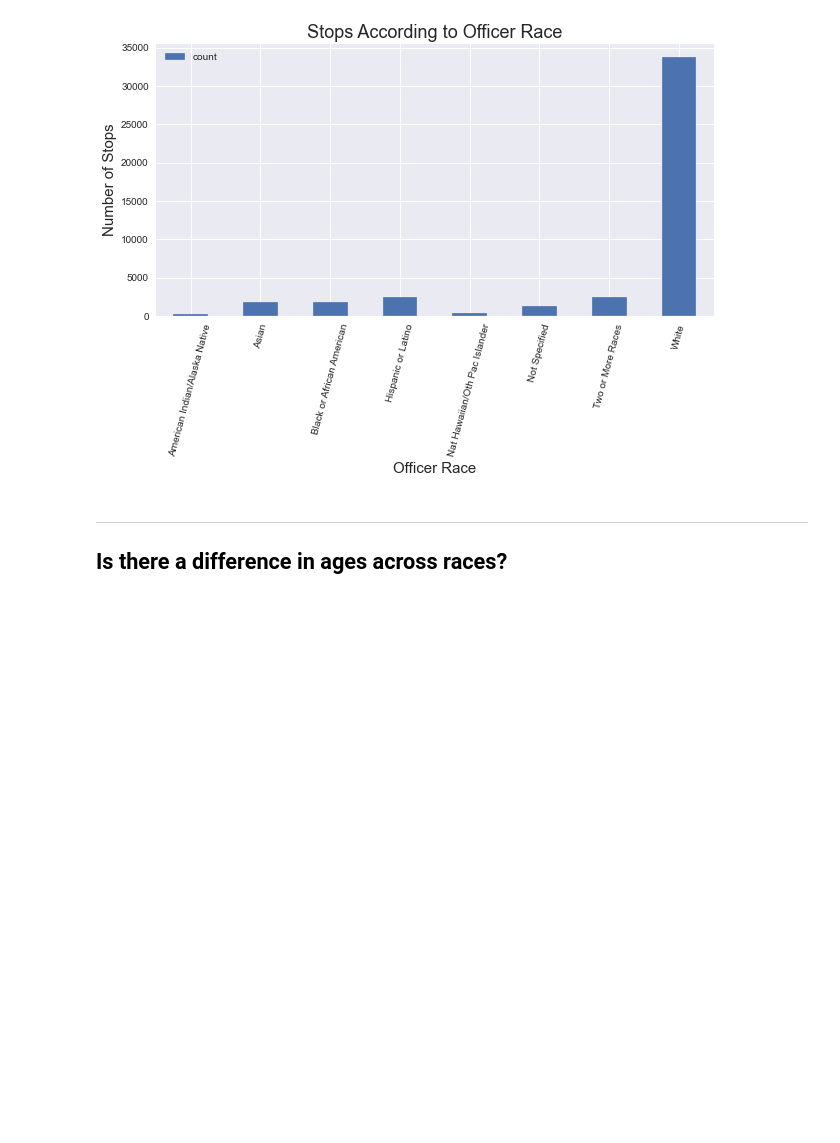
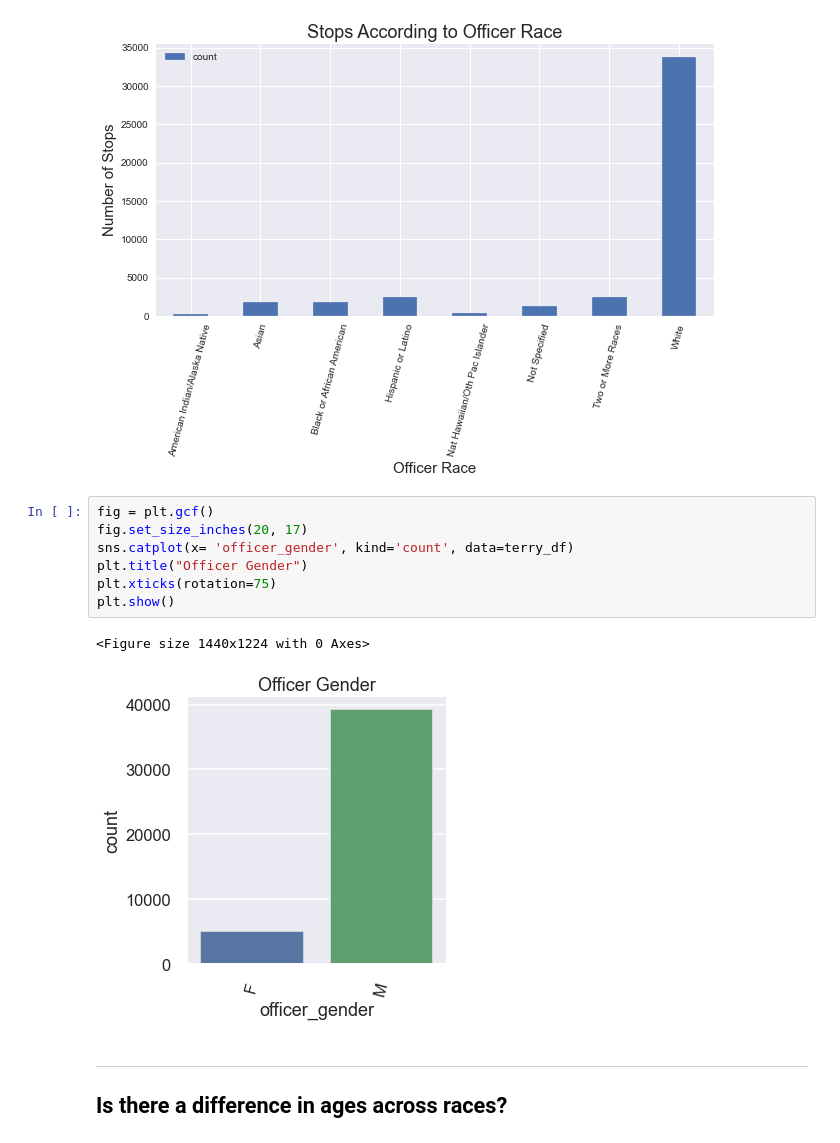
Before and after one commit to data-gab/Terry-Stops, a Jupyter notebook: notebooks/EDA.ipynb, the cells around one changed output. Saved outputs shown, nothing was run; the diff lists cells and outputs as text; blank space fills up the shorter version.

```diff
--- a/notebooks/EDA.ipynb
+++ b/notebooks/EDA.ipynb
@@ -129,6 +129,16 @@ plt.ticklabel_format(style='plain', axis= 'y')
 plt.show()
 # %% [output]
 [figure]
+# %%
+fig = plt.gcf()
+fig.set_size_inches(20, 17)
+sns.catplot(x= 'officer_gender', kind='count', data=terry_df)
+plt.title("Officer Gender")
+plt.xticks(rotation=75)
+plt.show()
+# %% [output]
+<Figure size 1440x1224 with 0 Axes>
+[figure, added]
 # %% [markdown]
 ***
 ## Is there a difference in ages across races?
```
Also changed, not shown: parts of 2 cells of this notebook, 7 other files.
